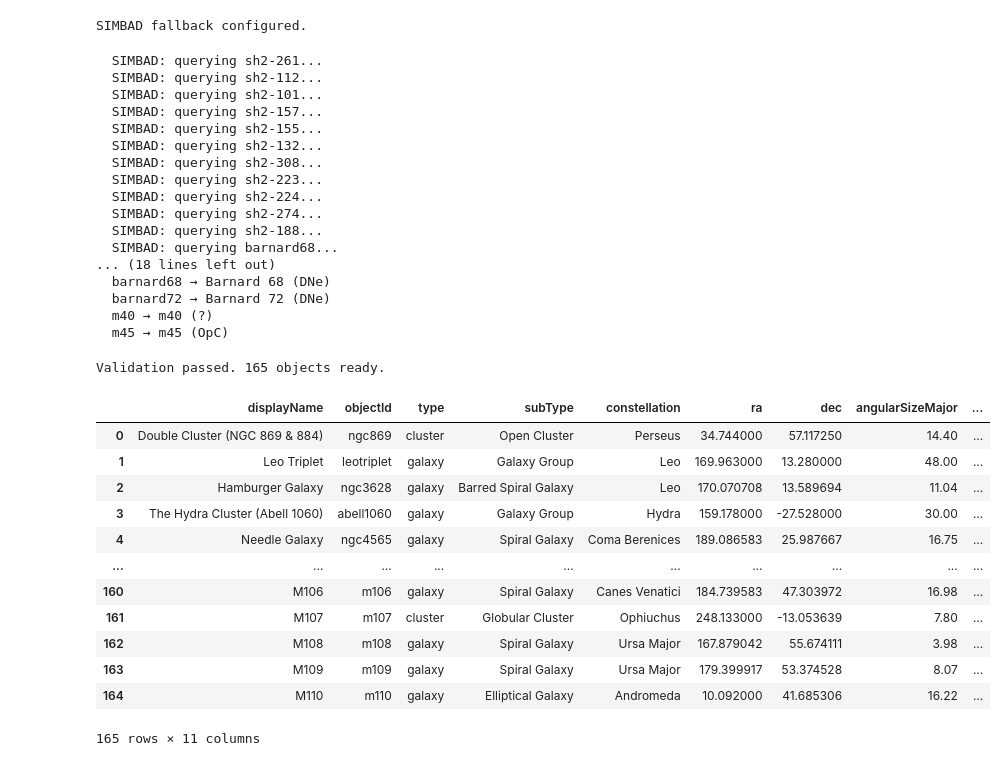
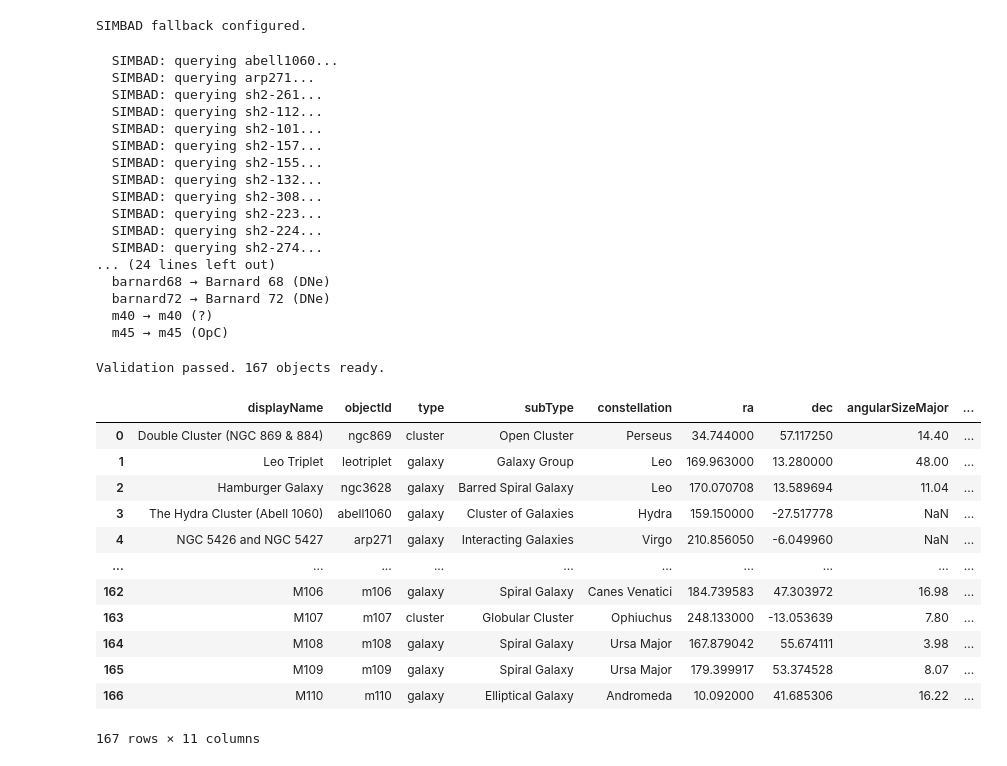
Before and after one commit to jeffrwatts/AstroPlannerData, a Jupyter notebook: dso_catalog.ipynb, the cells around one changed output. Drawn from its saved outputs; the diff is of its cells as text; code cells hidden in the pictures.

```diff
--- a/dso_catalog.ipynb
+++ b/dso_catalog.ipynb
@@ -8,6 +8,7 @@ objects = [
     {"objectId": "leotriplet",  "displayName": "Leo Triplet",                           "recommended": True},
     {"objectId": "ngc3628",     "displayName": "Hamburger Galaxy",                      "recommended": True},
     {"objectId": "abell1060",   "displayName": "The Hydra Cluster (Abell 1060)",        "recommended": True},
+    {"objectId": "arp271",      "displayName": "NGC 5426 and NGC 5427",                 "recommended": True},
     {"objectId": "ngc4565",     "displayName": "Needle Galaxy",                         "recommended": True},
     {"objectId": "ngc5101",     "displayName": "NGC 5101",                              "recommended": True},
     {"objectId": "ngc6960",     "displayName": "Western Veil Nebula",                   "recommended": True},
@@ -53,6 +54,7 @@ objects = [
     {"objectId": "sh2-224",     "displayName": "Sh2-224",                               "recommended": True},
     {"objectId": "sh2-274",     "displayName": "Medusa Nebula",                         "recommended": True},
     {"objectId": "sh2-188",     "displayName": "Shrimp Nebula",                         "recommended": True},
+    {"objectId": "sh2-240",     "displayName": "Spaghetti Nebula",                      "recommended": True},
     {"objectId": "ngc6946",     "displayName": "Fireworks Galaxy",                      "recommended": True},
     {"objectId": "ngc3242",     "displayName": "Ghost of Jupiter",                      "recommended": True},
     {"objectId": "ngc1365",     "displayName": "Great Barred Spiral Galaxy",            "recommended": True},
@@ -407,6 +413,8 @@ SIMBAD_TYPE_MAP = {
     "SyG":    "Spiral Galaxy",
     "GGroup": "Spiral Galaxy",
     "GPair":  "Spiral Galaxy",
+    "IG":     "Interacting Galaxies",
+    "ClG":    "Cluster of Galaxies",
     # Clusters
     "GlC":    "Globular Cluster",
     "OpC":    "Open Cluster",
@@ -497,12 +505,6 @@ MANUAL_DATA = {
         "ra": 246.396, "dec": -23.45, "constellation": "Oph",
         "subType": "Emission Nebula", "magnitude": None,
         "angularSizeMajor": 270.0, "angularSizeMinor": 270.0,
-    },
-    # Abell 1060 — non-standard objectId, SIMBAD won't match "abell1060"
-    "abell1060": {
-        "ra": 159.178, "dec":-27.528, "constellation": "Hya",
-        "subType": "Galaxy Group", "magnitude": None,
-        "angularSizeMajor": 30.0, "angularSizeMinor": 30.0,
     },
 }
 
@@ -618,6 +620,8 @@ if simbad_hits:
 if not_found:
     print(f"\nNot found anywhere: {not_found}")
 # %% [output]
+  SIMBAD: querying abell1060...
+  SIMBAD: querying arp271...
   SIMBAD: querying sh2-261...
   SIMBAD: querying sh2-112...
   SIMBAD: querying sh2-101...
@@ -628,9 +632,7 @@ if not_found:
   SIMBAD: querying sh2-223...
   SIMBAD: querying sh2-224...
   SIMBAD: querying sh2-274...
-  SIMBAD: querying sh2-188...
-  SIMBAD: querying barnard68...
-... (18 lines left out)
+... (24 lines left out)
   barnard68 → Barnard 68 (DNe)
   barnard72 → Barnard 72 (DNe)
   m40 → m40 (?)
@@ -657,6 +659,17 @@ df["type"] = df["subType"].map(SUBTYPE_TO_TYPE)
 df["constellation"] = df["constellation"].map(
     lambda abbr: CONSTELLATION_NAMES.get(abbr, abbr) if pd.notna(abbr) else None
 )
+
+# Fill missing constellations from RA/Dec using IAU boundaries
+def constellation_from_coords(row):
+    if pd.notna(row["constellation"]):
+        return row["constellation"]
+    if pd.isna(row["ra"]) or pd.isna(row["dec"]):
+        return None
+    coord = SkyCoord(ra=row["ra"] * u.degree, dec=row["dec"] * u.degree)
+    return get_constellation(coord)
+
+df["constellation"] = df.apply(constellation_from_coords, axis=1)
 
 # ── Validation ──
 errors = []
@@ -665,43 +678,43 @@ errors = []
 missing_coords = df[df["ra"].isna() | df["dec"].isna()]["objectId"].tolist()
 if missing_coords:
     errors.append(f"Missing ra/dec for: {missing_coords}")
 
 # 2. Unmapped subTypes
 unmapped = df[df["type"].isna() & df["subType"].notna()][["objectId", "subType"]].drop_duplicates()
 if not unmapped.empty:
     errors.append(f"Unmapped subTypes — add to SUBTYPE_TO_TYPE:\n{unmapped.to_string(index=False)}")
 
 # 3. Null subType (not found anywhere and no override)
 null_subtype = df[df["subType"].isna()]["objectId"].tolist()
 if null_subtype:
     errors.append(f"No subType resolved (not in OpenNGC, no override): {null_subtype}")
 
 # 4. Duplicate objectIds
 dupes = df[df.duplicated("objectId")]["objectId"].tolist()
 if dupes:
     errors.append(f"Duplicate objectIds: {dupes}")
 
 if errors:
     raise ValueError("Validation failed:\n" + "\n".join(errors))
 
 print(f"Validation passed. {len(df)} objects ready.")
 df[["displayName", "objectId", "type", "subType", "constellation", "ra", "dec",
     "angularSizeMajor", "angularSizeMinor", "magnitude", "recommended"]]
 # %% [output]
-Validation passed. 165 objects ready.
+Validation passed. 167 objects ready.
 |  | displayName | objectId | type | subType | constellation | ra | dec | angularSizeMajor | ... |
 | 0 | Double Cluster (NGC 869 & 884) | ngc869 | cluster | Open Cluster | Perseus | 34.744000 | 57.117250 | 14.40 | ... |
 | 1 | Leo Triplet | leotriplet | galaxy | Galaxy Group | Leo | 169.963000 | 13.280000 | 48.00 | ... |
 | 2 | Hamburger Galaxy | ngc3628 | galaxy | Barred Spiral Galaxy | Leo | 170.070708 | 13.589694 | 11.04 | ... |
-| 3 | The Hydra Cluster (Abell 1060) | abell1060 | galaxy | Galaxy Group | Hydra | 159.178000 | -27.528000 | 30.00 | ... |
-| 4 | Needle Galaxy | ngc4565 | galaxy | Spiral Galaxy | Coma Berenices | 189.086583 | 25.987667 | 16.75 | ... |
+| 3 | The Hydra Cluster (Abell 1060) | abell1060 | galaxy | Cluster of Galaxies | Hydra | 159.150000 | -27.517778 | NaN | ... |
+| 4 | NGC 5426 and NGC 5427 | arp271 | galaxy | Interacting Galaxies | Virgo | 210.856050 | -6.049960 | NaN | ... |
 | ... | ... | ... | ... | ... | ... | ... | ... | ... | ... |
-| 160 | M106 | m106 | galaxy | Spiral Galaxy | Canes Venatici | 184.739583 | 47.303972 | 16.98 | ... |
-| 161 | M107 | m107 | cluster | Globular Cluster | Ophiuchus | 248.133000 | -13.053639 | 7.80 | ... |
-| 162 | M108 | m108 | galaxy | Spiral Galaxy | Ursa Major | 167.879042 | 55.674111 | 3.98 | ... |
-| 163 | M109 | m109 | galaxy | Spiral Galaxy | Ursa Major | 179.399917 | 53.374528 | 8.07 | ... |
-| 164 | M110 | m110 | galaxy | Elliptical Galaxy | Andromeda | 10.092000 | 41.685306 | 16.22 | ... |
+| 162 | M106 | m106 | galaxy | Spiral Galaxy | Canes Venatici | 184.739583 | 47.303972 | 16.98 | ... |
+| 163 | M107 | m107 | cluster | Globular Cluster | Ophiuchus | 248.133000 | -13.053639 | 7.80 | ... |
+| 164 | M108 | m108 | galaxy | Spiral Galaxy | Ursa Major | 167.879042 | 55.674111 | 3.98 | ... |
+| 165 | M109 | m109 | galaxy | Spiral Galaxy | Ursa Major | 179.399917 | 53.374528 | 8.07 | ... |
+| 166 | M110 | m110 | galaxy | Elliptical Galaxy | Andromeda | 10.092000 | 41.685306 | 16.22 | ... |
-165 rows × 11 columns
+167 rows × 11 columns
 # %%
 # Cell 6b — Full table view for visual verification
 import pandas as pd
```
Also changed, not shown: parts of 4 cells of this notebook, 2 other files.
